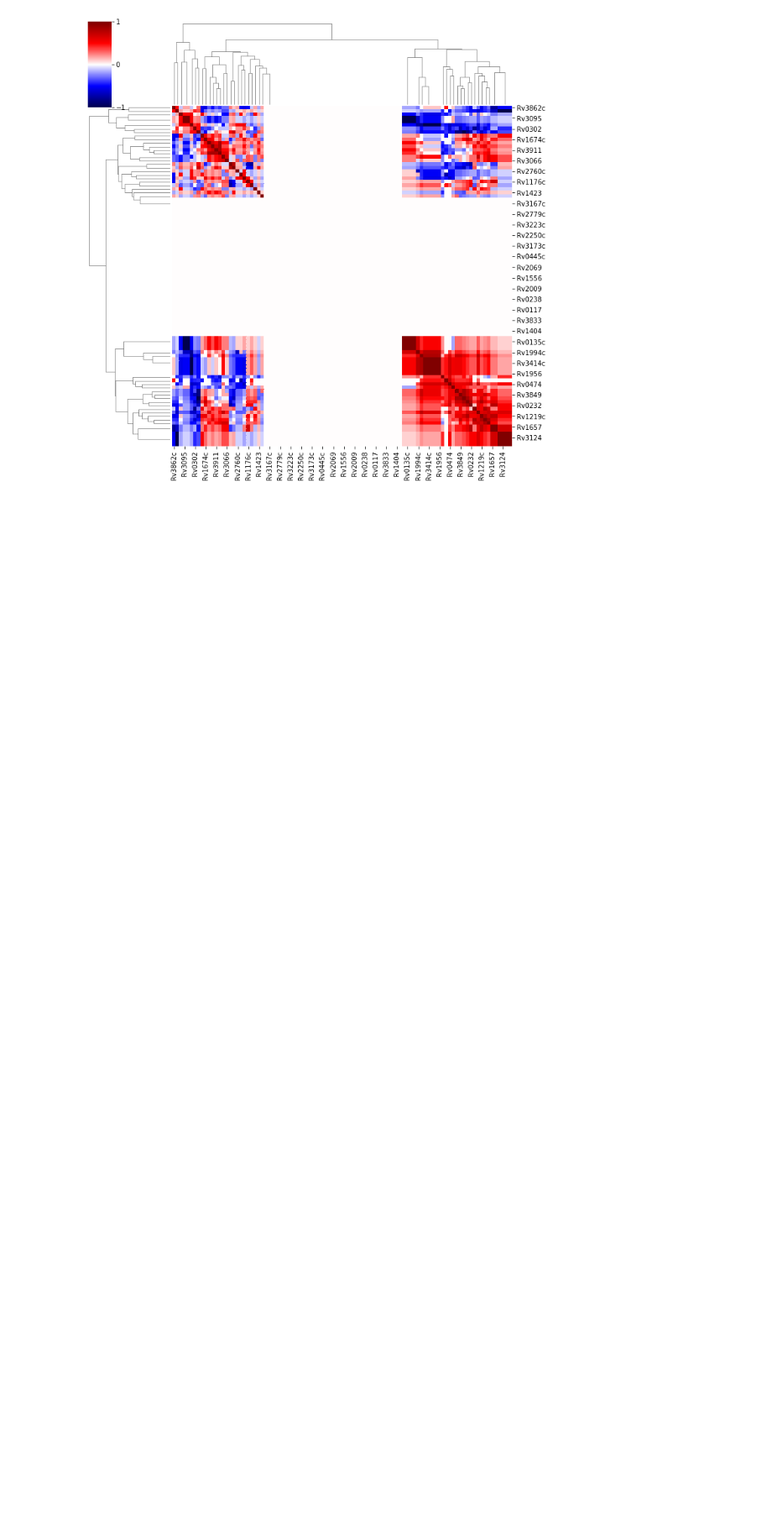
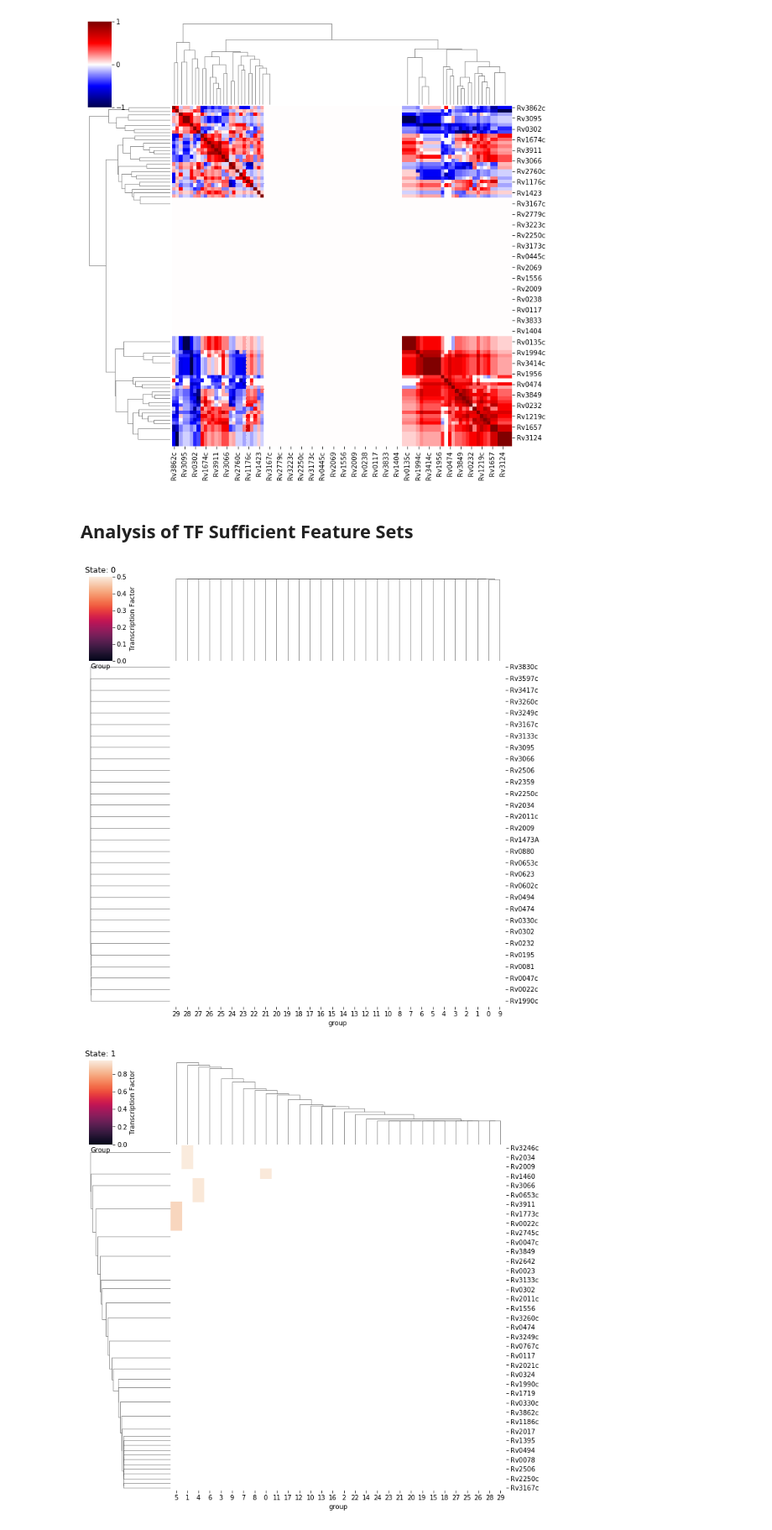
Before and after one commit to uwescience/xstate, a Jupyter notebook: notebooks/Sufficient Feature Sets.ipynb, the cells around one changed output. Shown at 84% size. Cells and saved outputs as stored; diff of their text form; code cells hidden in the pictures; blank space fills up the shorter version.

Commit message:
Updated analysis

```diff
--- a/notebooks/Classification Groups.ipynb
+++ b/notebooks/Sufficient Feature Sets.ipynb
@@ -71,8 +60,0 @@ if False:
-# %%
-# Check status of run
-if False:
-    df_g = pd.DataFrame(DF_CSV.groupby([cn.STATE, cn.INDEX]).count())
-    dff = df_g.reset_index()
-    for state in DF_CSV[cn.STATE].unique():
-        dff_state = dff[dff[cn.STATE] == state]
-        print("%d: %d" % (state, dff_state[cn.INDEX].max()))
@@ -81,14 +60,0 @@ if False:
-# %%
-# Group by state and index
-dfg = DF_FIT.groupby([cn.STATE, cn.INDEX])
-df_g = pd.DataFrame(dfg.count())
-df_g[cn.COUNT] = dfg.count()
-for col in df_g.columns:
-    if col != cn.COUNT:
-        del df_g[col]
-df_g = df_g.reset_index()
-df_g[cn.SCORE] = dfg.mean().reset_index()[cn.SCORE]
-state = 0
-df = df_g[df_g[cn.STATE] == state]
-#plt.scatter(df[cn.INDEX], df[cn.SCORE])
-df_g.head()
@@ -205,7 +166,7 @@ df_plot.head()
 5 rows × 57 columns
 # %%
 import seaborn
-def plotTFByGroup(state, min_score=0.9):
+def plotTFByGroup(df_tf, state, min_score=0.9):
     # Construct the data
     df_plot = df_tf[df_tf[cn.STATE] == state]
     df_plot = df_plot.copy()
@@ -230,7 +191,7 @@ def plotTFByGroup(state, min_score=0.9):
     plt.xlabel("Group")
     plt.ylabel("Transcription Factor")
 
-plotTFByGroup(0)
+plotTFByGroup(df_tf, 0)
 # %% [output]
 [figure]
 # %%
@@ -293,3 +250,13 @@ for state in STATES:
 [figure]
 [figure]
 [figure]
+# %% [markdown]
+## Analysis of TF Sufficient Feature Sets
+# %%
+df_tf = DF_FIT_TF.copy()
+df_tf[cn.TF] = df_tf[cn.GENE_ID]
+for state in STATES:
+    plotTFByGroup(df_tf, state)
+# %% [output]
+[figure, added]
+[figure, added]
```
Also changed, not shown: parts of 11 cells of this notebook, 1 other file.
